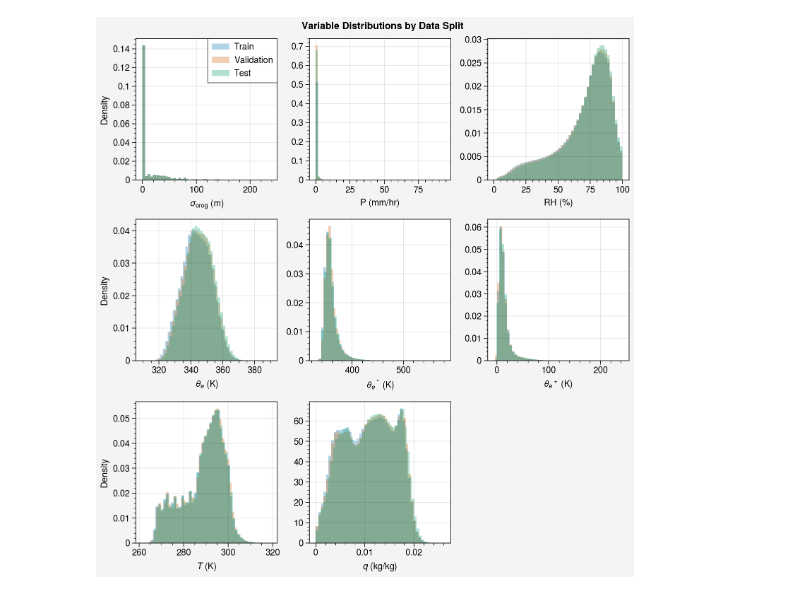
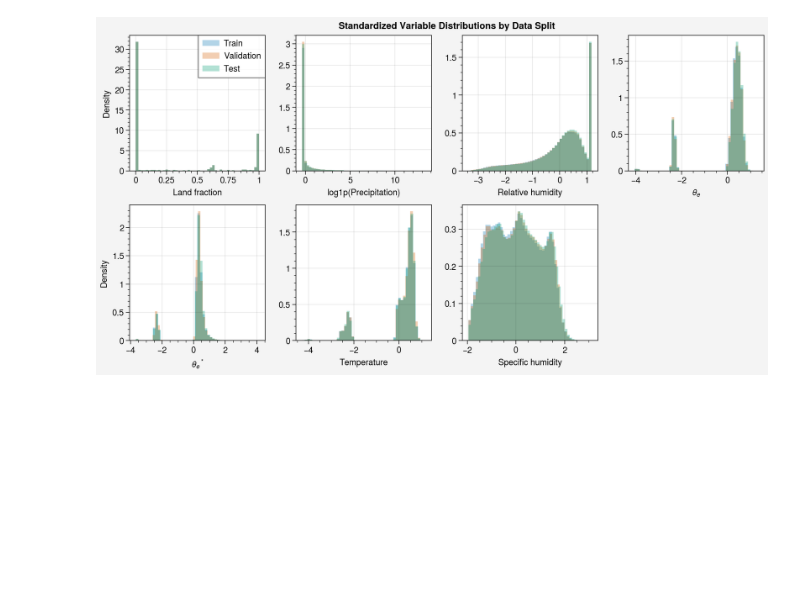
Before and after one commit to savannahferretti/monsoon-kernels, a Jupyter notebook: notebooks/distributions.ipynb, the cells around one changed output. Cells and saved outputs as stored; diff of their text form; code cells hidden in the pictures; blank space fills up the shorter version.

Commit message:
Repo structuring and AGU plots

```diff
--- a/notebooks/distributions.ipynb
+++ b/notebooks/distributions.ipynb
@@ -11,32 +11,31 @@ FILEDIR = '/global/cfs/cdirs/m4334/sferrett/monsoon-kernels/data/splits'
 # %%
 splits = {
     'Train':xr.open_dataset(f'{FILEDIR}/train.h5',engine='h5netcdf'),
     'Validation':xr.open_dataset(f'{FILEDIR}/valid.h5',engine='h5netcdf'),
     'Test':xr.open_dataset(f'{FILEDIR}/test.h5',engine='h5netcdf')}
 
 labels  = {
-    'sdo':'$\\mathit{\\sigma}_{orog}$ (m)',
-    'pr':'P (mm/hr)',
-    'rh':'RH (%)',
-    'thetae':'$\\mathit{\\theta_{e}}$ (K)',
-    'thetaestar':'$\\mathit{\\theta_{e}}^*$ (K)',
-    'thetaeplus':'$\\mathit{\\theta_{e}}^+$ (K)',
-    't':'$\\mathit{T}$ (K)',
-    'q':'$\\mathit{q}$ (kg/kg)'}
+    'lf':'Land fraction',
+    'pr':'log1p(Precipitation)',
+    'rh':'Relative humidity',
+    'thetae':'$\\mathit{\\theta_{e}}$',
+    'thetaestar':'$\\mathit{\\theta_{e}}^*$',
+    't':'Temperature',
+    'q':'Specific humidity'}
 
-fig,axs = pplt.subplots(nrows=3,ncols=3,refwidth=2,share=False)
-axs.format(suptitle='Variable Distributions by Data Split')
+fig,axs = pplt.subplots(nrows=2,ncols=4,refwidth=2,share=False)
+axs.format(suptitle='Standardized Variable Distributions by Data Split')
 axs[:,0].format(ylabel='Density')
 for i,(varname,description) in enumerate(labels.items()):
     for splitname,ds in splits.items():
         values = ds[varname].values.ravel()
         values = values[np.isfinite(values)]
         axs[i].hist(values,bins=50,density=True,alpha=0.3,label=splitname)
         axs[i].format(xlabel=description)
         del values
 for ax in axs[len(labels):]:
     ax.remove()
 axs[0].legend(loc='ur',ncols=1)
 pplt.show()
 # %% [output]
-[figure, old version]
+[figure, new version]
```
Also changed, not shown: 23 other files.
